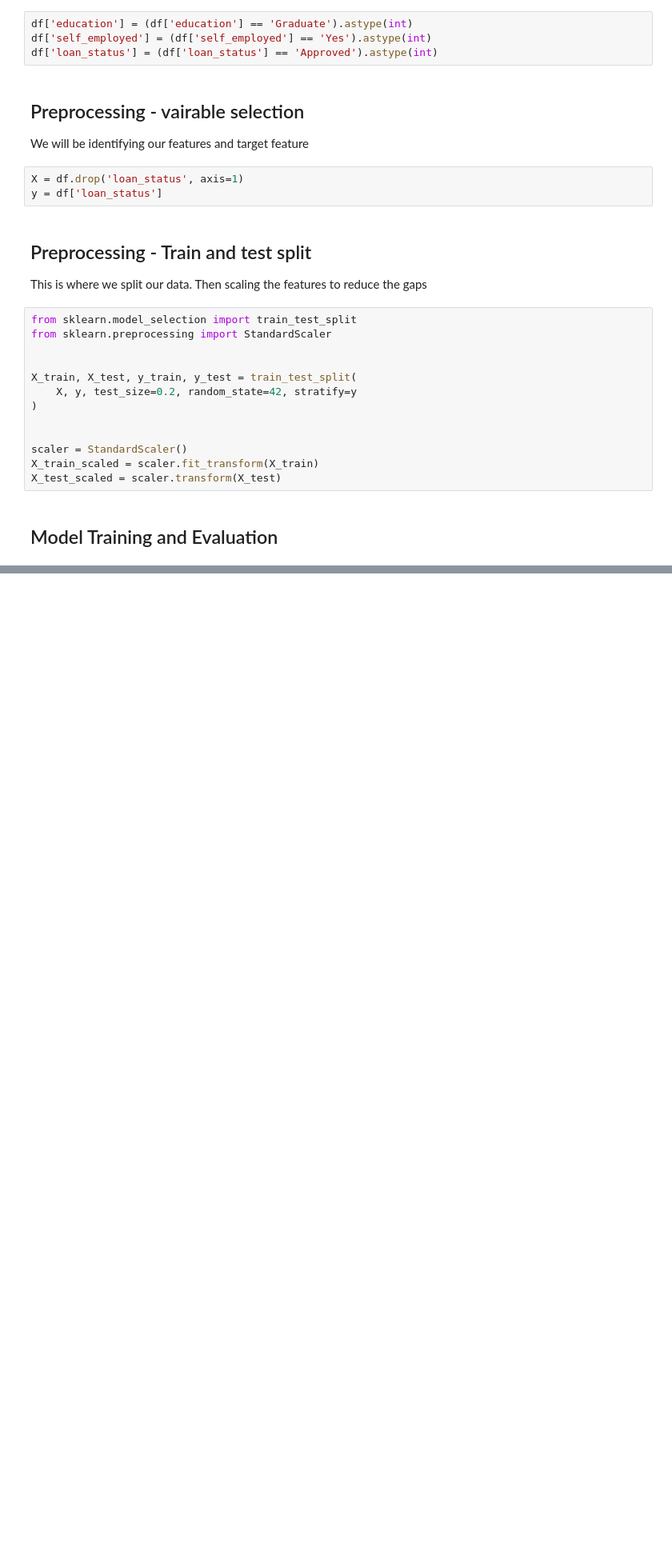
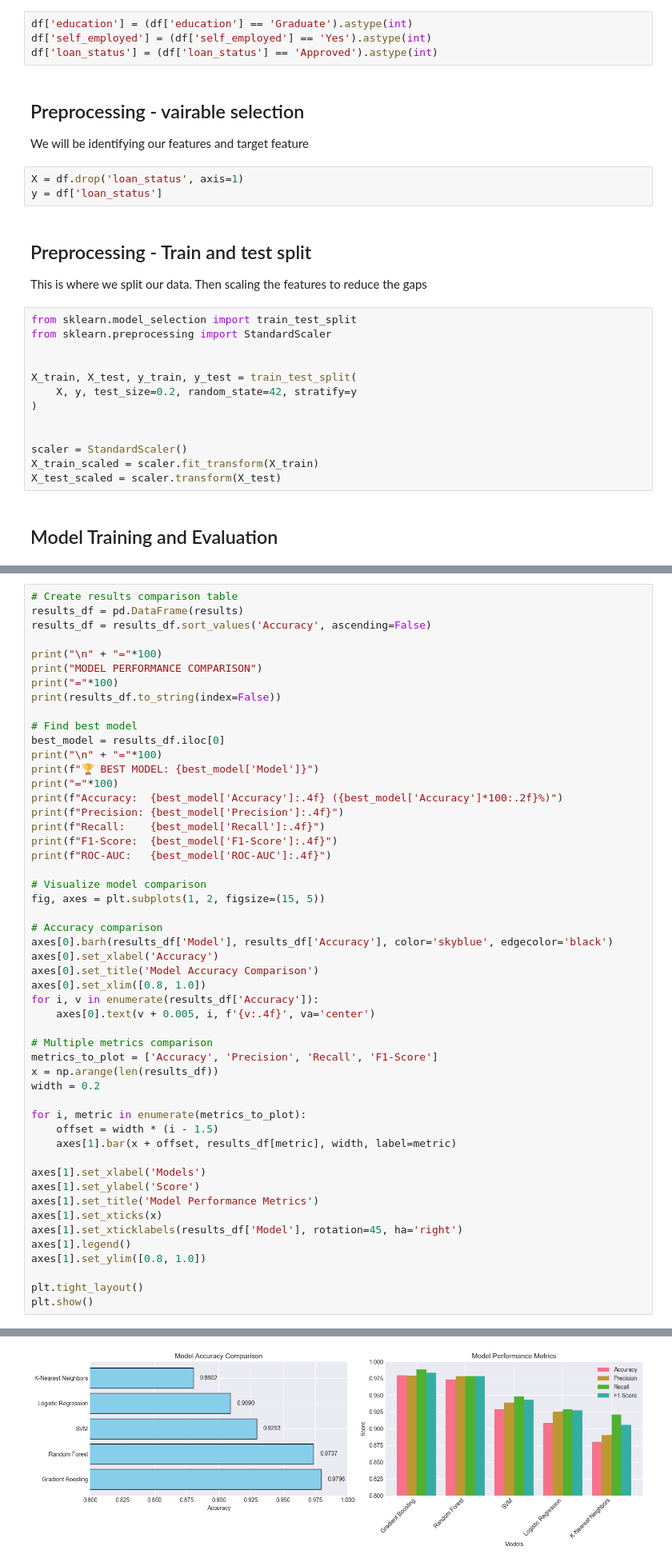
Before and after one commit to IamDalemark/ml-laboratories, a Jupyter notebook: lab3/lab3.ipynb, the cells around one changed output, grey strips where cells are left out. Shown at 80% size. Cells and saved outputs as stored; diff of their text form; blank space fills up the shorter version.

Commit message:
feat: add model comparison and insights

```diff
--- a/lab3/lab3.ipynb
+++ b/lab3/lab3.ipynb
@@ -580,0 +584,52 @@ Performance Metrics:
+# %%
+# Create results comparison table
+results_df = pd.DataFrame(results)
+results_df = results_df.sort_values('Accuracy', ascending=False)
+
+print("\n" + "="*100)
+print("MODEL PERFORMANCE COMPARISON")
+print("="*100)
+print(results_df.to_string(index=False))
+
+# Find best model
+best_model = results_df.iloc[0]
+print("\n" + "="*100)
+print(f"🏆 BEST MODEL: {best_model['Model']}")
+print("="*100)
+print(f"Accuracy:  {best_model['Accuracy']:.4f} ({best_model['Accuracy']*100:.2f}%)")
+print(f"Precision: {best_model['Precision']:.4f}")
+print(f"Recall:    {best_model['Recall']:.4f}")
+print(f"F1-Score:  {best_model['F1-Score']:.4f}")
+print(f"ROC-AUC:   {best_model['ROC-AUC']:.4f}")
+
+# Visualize model comparison
+fig, axes = plt.subplots(1, 2, figsize=(15, 5))
+
+# Accuracy comparison
+axes[0].barh(results_df['Model'], results_df['Accuracy'], color='skyblue', edgecolor='black')
+axes[0].set_xlabel('Accuracy')
+axes[0].set_title('Model Accuracy Comparison')
+axes[0].set_xlim([0.8, 1.0])
+for i, v in enumerate(results_df['Accuracy']):
+    axes[0].text(v + 0.005, i, f'{v:.4f}', va='center')
+
+# Multiple metrics comparison
+metrics_to_plot = ['Accuracy', 'Precision', 'Recall', 'F1-Score']
+x = np.arange(len(results_df))
+width = 0.2
+
+for i, metric in enumerate(metrics_to_plot):
+    offset = width * (i - 1.5)
+    axes[1].bar(x + offset, results_df[metric], width, label=metric)
+
+axes[1].set_xlabel('Models')
+axes[1].set_ylabel('Score')
+axes[1].set_title('Model Performance Metrics')
+axes[1].set_xticks(x)
+axes[1].set_xticklabels(results_df['Model'], rotation=45, ha='right')
+axes[1].legend()
+axes[1].set_ylim([0.8, 1.0])
+
+plt.tight_layout()
+plt.show()
+# %% [output]
@@ -580,0 +654 @@ Performance Metrics:
+[figure, added]
```
Also changed, not shown: parts of 10 cells of this notebook.
